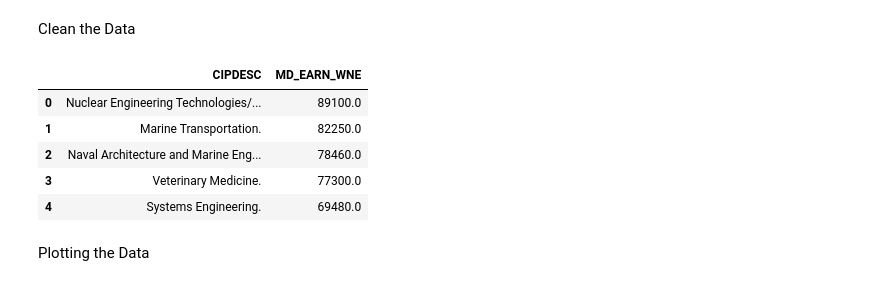
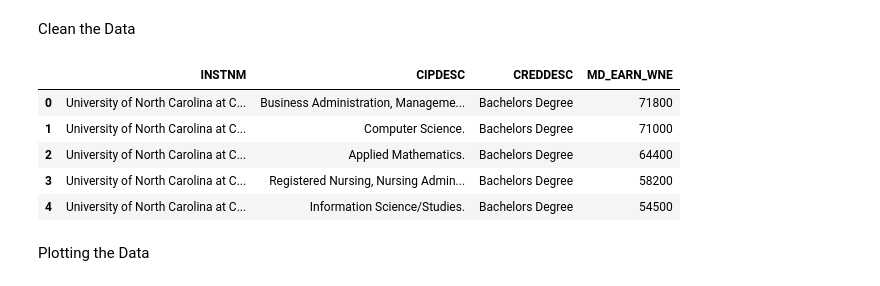
Before and after one commit to Amitparikh1/CADS_DataScienceWorkshop, a Jupyter notebook: Intro_To_DataScience_Workshop.ipynb, the cells around one changed output. Saved outputs shown, nothing was run; the diff lists cells and outputs as text; code cells hidden in the pictures.

```diff
--- a/Intro_To_DataScience_Workshop.ipynb
+++ b/Intro_To_DataScience_Workshop.ipynb
@@ -35,36 +35,32 @@ print(example)
 Clean the Data
 # %%
 ## Select the columns that we want
-df = all_data[['CIPDESC','CREDDESC','MD_EARN_WNE']]
+df = all_data[['INSTNM','CIPDESC','CREDDESC','MD_EARN_WNE']]
+
+## Select rows where UNC-CH is the institution
+df = df.loc[df['INSTNM']=="University of North Carolina at Chapel Hill"]
 
 ## Select rows that are about Bachelors Degrees
 df = df.loc[df['CREDDESC']=="Bachelors Degree"]
 
 ## Select rows that have values for the median earnings
 df = df.loc[df['MD_EARN_WNE']!= "PrivacySuppressed"]
 
-
 ## Convert Median Earnings Column to a numeric value from string
 df['MD_EARN_WNE'] = df['MD_EARN_WNE'].astype(int)
-
-## Combine rows by their field of study and average their median earnings
-df = df.groupby(df['CIPDESC'],as_index=False).mean()
 
 ## Sort by highest to lowest paying
 df = df.sort_values(by='MD_EARN_WNE',ascending=False)
 
 df = df.reset_index(drop=True)
 df.head()
-## Finding certain values
-# print(df.loc[df['CIPDESC']=='Computer Science.'])
-# print(df.loc[df['CIPDESC']=='Statistics.'])
 # %% [output]
-|  | CIPDESC | MD_EARN_WNE |
-| 0 | Nuclear Engineering Technologies/... | 89100.0 |
-| 1 | Marine Transportation. | 82250.0 |
-| 2 | Naval Architecture and Marine Eng... | 78460.0 |
-| 3 | Veterinary Medicine. | 77300.0 |
-| 4 | Systems Engineering. | 69480.0 |
+|  | INSTNM | CIPDESC | CREDDESC | MD_EARN_WNE |
+| 0 | University of North Carolina at C... | Business Administration, Manageme... | Bachelors Degree | 71800 |
+| 1 | University of North Carolina at C... | Computer Science. | Bachelors Degree | 71000 |
+| 2 | University of North Carolina at C... | Applied Mathematics. | Bachelors Degree | 64400 |
+| 3 | University of North Carolina at C... | Registered Nursing, Nursing Admin... | Bachelors Degree | 58200 |
+| 4 | University of North Carolina at C... | Information Science/Studies. | Bachelors Degree | 54500 |
 # %% [markdown]
 Plotting the Data
 # %%
```
Also changed, not shown: parts of 1 cell of this notebook.
